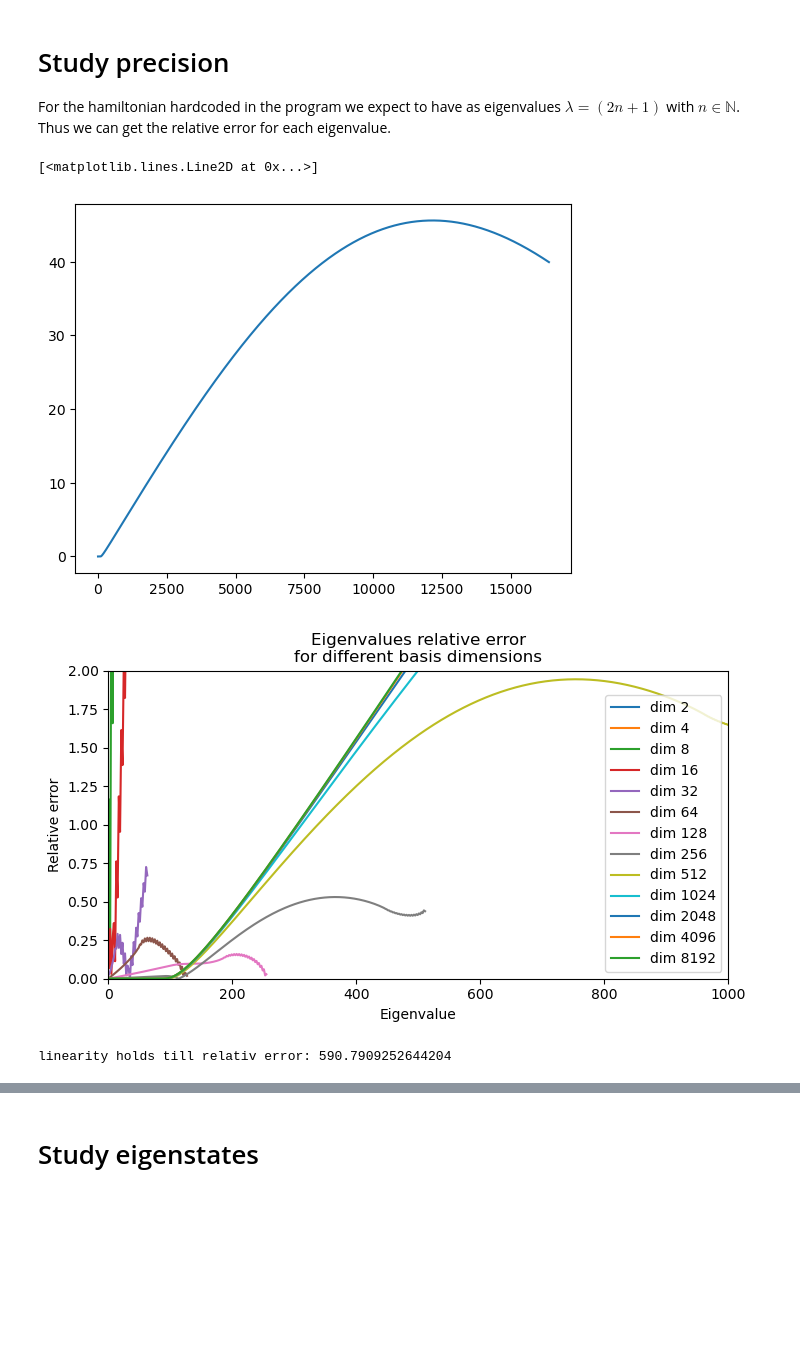
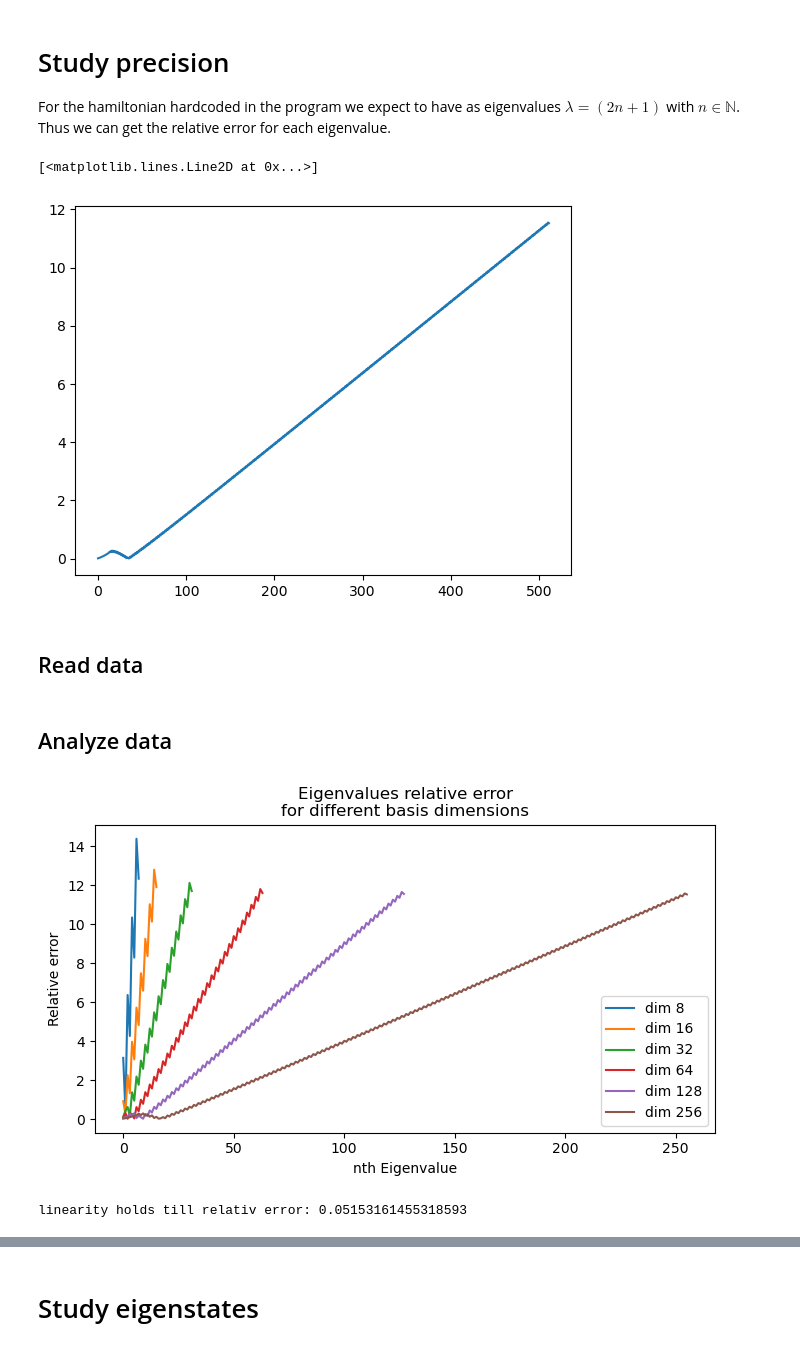
Before and after one commit to c0pp1/QIC_Exercises, a Jupyter notebook: Exercise04/exercise04.ipynb, the cells around one changed output, grey strips where cells are left out. Saved outputs shown, nothing was run; the diff lists cells and outputs as text; code cells hidden in the pictures; blank space fills up the shorter version.

```diff
--- a/Exercise04/exercise04.ipynb
+++ b/Exercise04/exercise04.ipynb
@@ -13,28 +15,35 @@ xlims = (-10, 10)
+# %%
+ofdir = './precision_study/dx'
+dims = [2**i for i in range(3,10)]
+xlims = [dim**0.5*np.array((-1, 1)) for dim in dims] if which=='' else [(-5, 5) for i in dims]
+precision = 0.1
 # %%
-for dim in tqdm(dims):
-    os.system("./exercise04 -k " + str(dim) + ' -p 0.1' + f" -x {xlims[0]},{xlims[1]}"+ " -o " + ofdir + str(dim))
+for i, dim in enumerate(tqdm(dims)):
+    os.system(f"./exercise04{which} -k {dim}" + f' -p {precision}' + f" -x {xlims[i][0]},{xlims[i][1]}"+ " -o " + ofdir + str(dim))
 # %% [markdown]
 # Study precision
 For the hamiltonian hardcoded in the program we expect to have as eigenvalues $\lambda = (2n+1)$ with $n\in\mathbb{N}$. Thus we can get the relative error for each eigenvalue.
 # %%
-data = np.loadtxt(ofdir + '8192.txt')
+data = np.loadtxt(f'{ofdir}{dims[-1]}{which}.txt')
 eigenstates = data[:-1,:]
 eigenvalues = data[-1,:]
 x = list(range(len(eigenvalues)))
 truevals = [2*i+1 for i in range(len(eigenvalues))]
-error = (eigenvalues - truevals)/truevals
+error = abs(eigenvalues - truevals)/truevals
 # %%
 plt.plot(x, error)
 # %% [output]
 [<matplotlib.lines.Line2D at 0x...>]
-[figure, old version]
+[figure, new version]
+# %% [markdown]
+## Read data
 # %%
 tot_truevals = [2*i+1 for i in range(dims[-1])]
 errors = []
 eigenvalues_dim = []
 eigenstates_dim = []
 for dim in dims:
-    data = np.loadtxt(ofdir + f'{dim}.txt')
+    data = np.loadtxt(ofdir + f'{dim}{which}.txt')
     eigenvalues = data[-1,:]
     eigenstates = data[:-1, :]
     eigenvalues_dim.append(eigenvalues)
@@ -42,21 +51,21 @@ for dim in dims:
     truevals = tot_truevals[:dim]
     error = abs(eigenvalues - truevals)/truevals
     errors.append(error)
+# %% [markdown]
+## Analyze data
 # %%
 fig, ax = plt.subplots(figsize = (8, 4))
 for i, dim in enumerate(dims):
-    ax.plot(tot_truevals[:dim], errors[i], label=f'dim {dim}')
+    ax.plot(np.arange(dim), errors[i], label=f'dim {dim}')
 ax.legend()
-ax.set_xlim(0, 1000)
-ax.set_ylim(0, 2)
 ax.set_title("Eigenvalues relative error\nfor different basis dimensions")
-ax.set_xlabel('Eigenvalue')
+ax.set_xlabel('nth Eigenvalue')
 ax.set_ylabel('Relative error')
-fig.savefig('relative_error.svg')
+fig.savefig(f'relative_error{which}.svg')
 # %% [output]
-[figure, old version]
+[figure, new version]
 # %%
-print('linearity holds till relativ error:', max(errors[-1][250:500]))
+print('linearity holds till relativ error:', max(errors[-1][100:200]))
 # %% [output]
-linearity holds till relativ error: 590.7909252644204
+linearity holds till relativ error: 0.05153161455318593
 # %%
```
Also changed, not shown: parts of 14 cells of this notebook, 9 other files.
